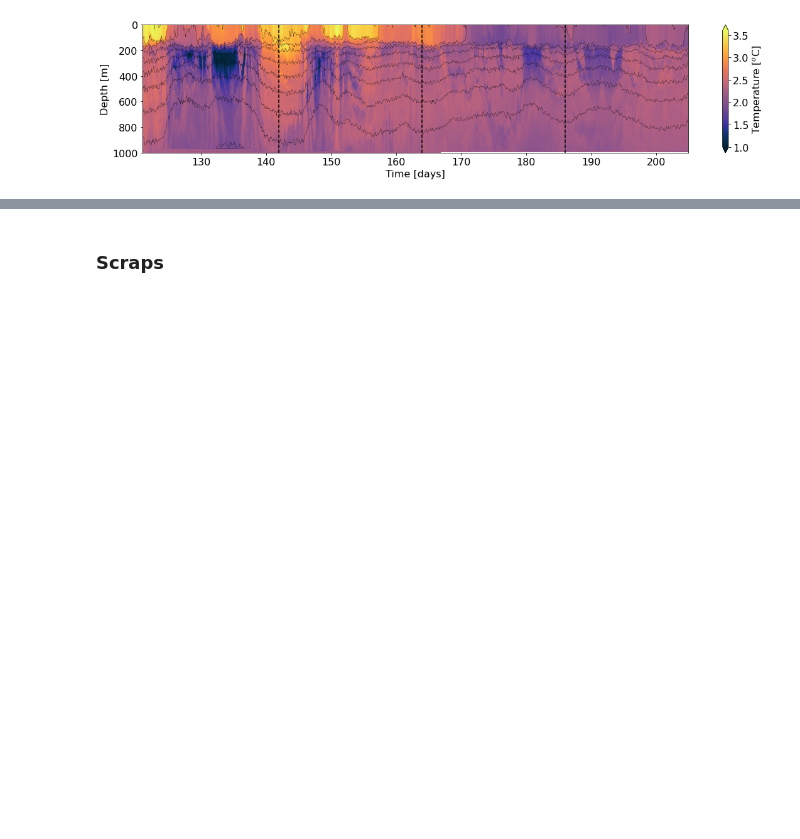
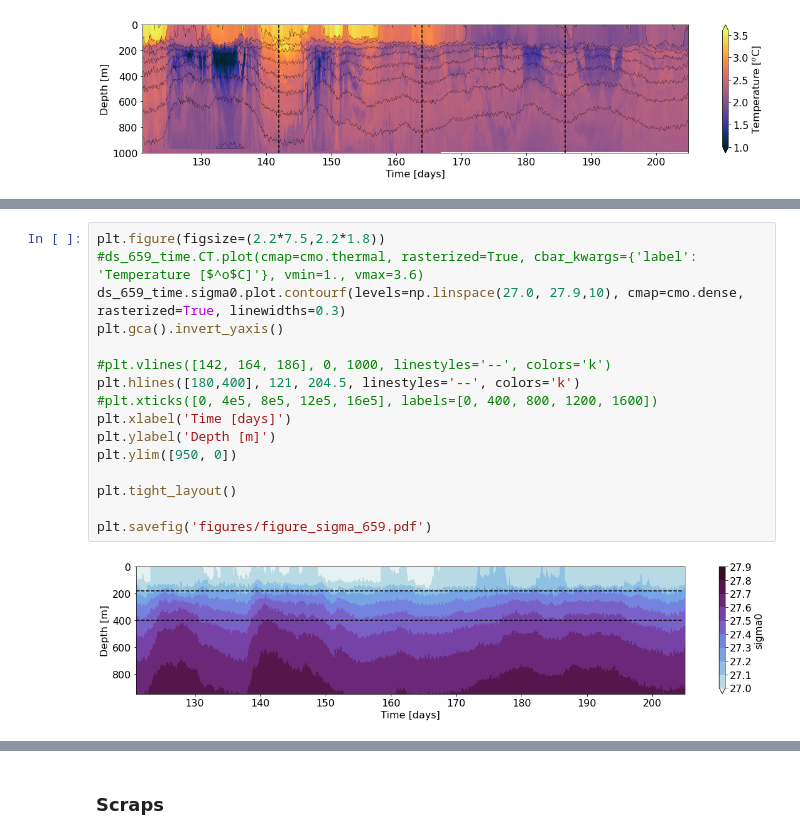
Before and after one commit to dhruvbalwada/sogos, a Jupyter notebook: notebooks/notebooks_variability_paper/SSH_and_sections_plot.ipynb, the cells around one changed output, grey strips where cells are left out. Cells and saved outputs as stored; diff of their text form; blank space fills up the shorter version.

```diff
--- a/notebooks/notebooks_variability_paper/SSH_and_sections_plot.ipynb
+++ b/notebooks/notebooks_variability_paper/SSH_and_sections_plot.ipynb
@@ -199,2 +199,20 @@ plt.savefig('figures/figure_SSH_panel3.pdf')
 # %% [output]
 [figure]
+# %%
+plt.figure(figsize=(2.2*7.5,2.2*1.8))
+#ds_659_time.CT.plot(cmap=cmo.thermal, rasterized=True, cbar_kwargs={'label': 'Temperature [$^o$C]'}, vmin=1., vmax=3.6)
+ds_659_time.sigma0.plot.contourf(levels=np.linspace(27.0, 27.9,10), cmap=cmo.dense, rasterized=True, linewidths=0.3)
+plt.gca().invert_yaxis()
+
+#plt.vlines([142, 164, 186], 0, 1000, linestyles='--', colors='k')
+plt.hlines([180,400], 121, 204.5, linestyles='--', colors='k')
+#plt.xticks([0, 4e5, 8e5, 12e5, 16e5], labels=[0, 400, 800, 1200, 1600])
+plt.xlabel('Time [days]')
+plt.ylabel('Depth [m]')
+plt.ylim([950, 0])
+
+plt.tight_layout()
+
+plt.savefig('figures/figure_sigma_659.pdf')
+# %% [output]
+[figure, added]
```
Also changed, not shown: parts of 2 cells of this notebook, 5 other files.
